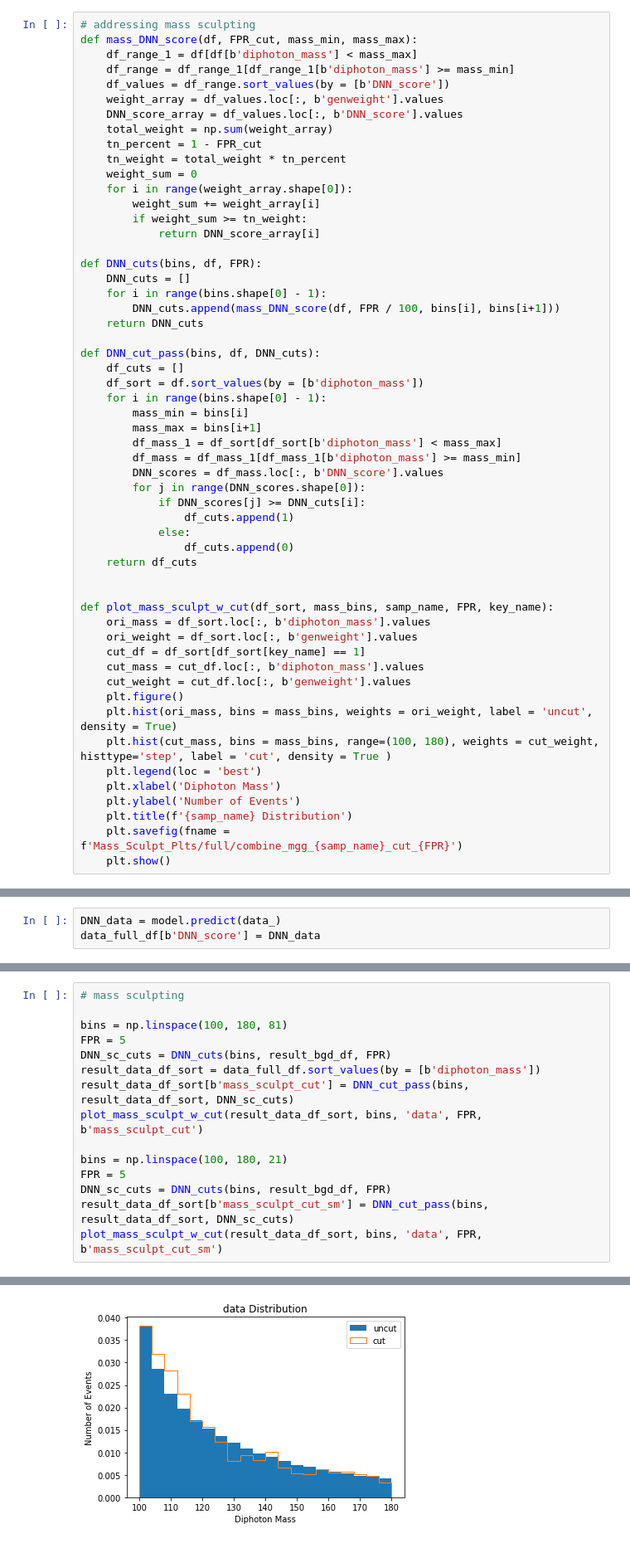
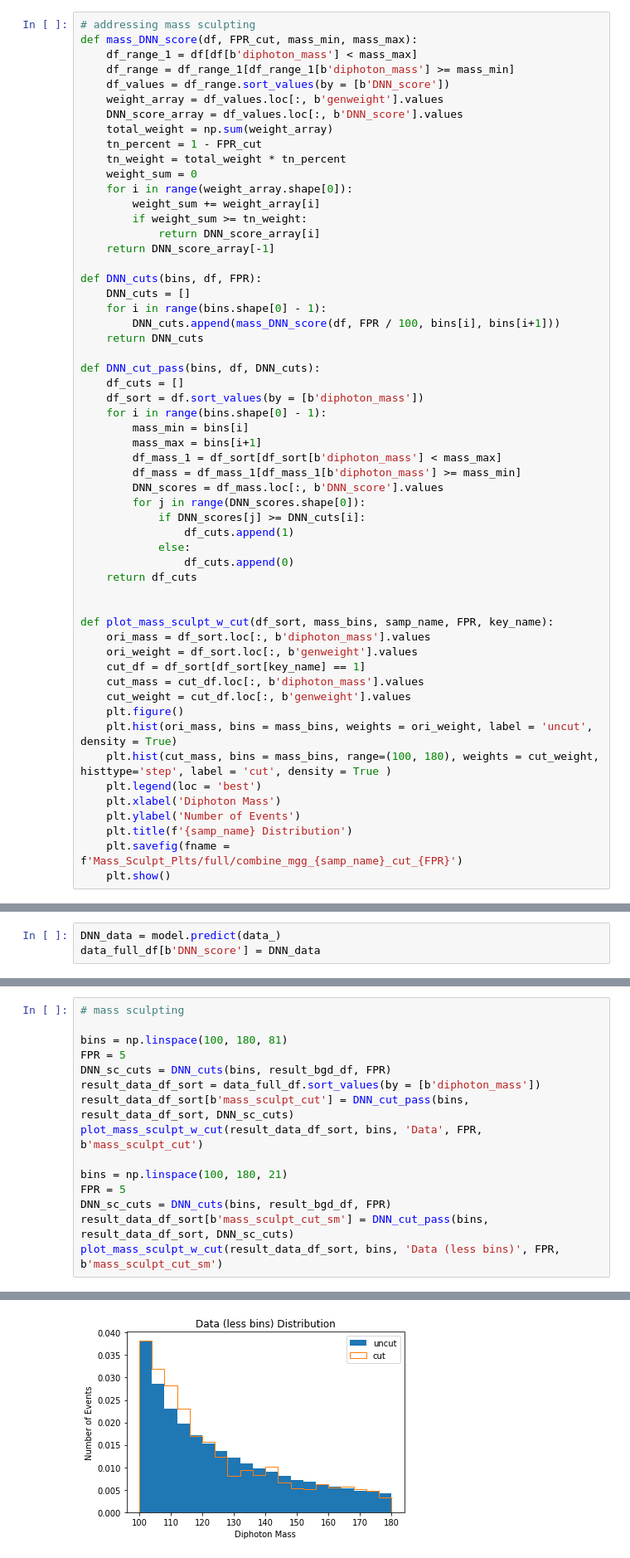
Before and after one commit to s-y-chen/HHbbgg, a Jupyter notebook: notebook/ML/Sequential_DNN_ggHH.ipynb, the cells around one changed output, grey strips where cells are left out. Shown at 83% size. Saved outputs shown, nothing was run; the diff lists cells and outputs as text.

```diff
--- a/notebook/ML/Sequential_DNN_ggHH.ipynb
+++ b/notebook/ML/Sequential_DNN_ggHH.ipynb
@@ -954,6 +954,7 @@ def mass_DNN_score(df, FPR_cut, mass_min, mass_max):
         weight_sum += weight_array[i]
         if weight_sum >= tn_weight:
             return DNN_score_array[i]
+    return DNN_score_array[-1]
 
 def DNN_cuts(bins, df, FPR):
     DNN_cuts = []
@@ -1227,21 +1361,21 @@ plt.show()
 # %%
 # mass sculpting
 
 bins = np.linspace(100, 180, 81)
 FPR = 5
 DNN_sc_cuts = DNN_cuts(bins, result_bgd_df, FPR)
 result_data_df_sort = data_full_df.sort_values(by = [b'diphoton_mass'])
 result_data_df_sort[b'mass_sculpt_cut'] = DNN_cut_pass(bins, result_data_df_sort, DNN_sc_cuts)
-plot_mass_sculpt_w_cut(result_data_df_sort, bins, 'data', FPR, b'mass_sculpt_cut')
+plot_mass_sculpt_w_cut(result_data_df_sort, bins, 'Data', FPR, b'mass_sculpt_cut')
 
 bins = np.linspace(100, 180, 21)
 FPR = 5
 DNN_sc_cuts = DNN_cuts(bins, result_bgd_df, FPR)
 result_data_df_sort[b'mass_sculpt_cut_sm'] = DNN_cut_pass(bins, result_data_df_sort, DNN_sc_cuts)
-plot_mass_sculpt_w_cut(result_data_df_sort, bins, 'data', FPR, b'mass_sculpt_cut_sm')
+plot_mass_sculpt_w_cut(result_data_df_sort, bins, 'Data (less bins)', FPR, b'mass_sculpt_cut_sm')
 # %% [output]
 [figure]
-[figure, old version]
+[figure, new version]
 # %%
 training_vars = [b'leading_photon_eta', b'leading_photon_phi',
                 b'subleading_photon_eta', b'subleading_photon_phi',
```
Also changed, not shown: parts of 5 cells of this notebook, 7 other files.
